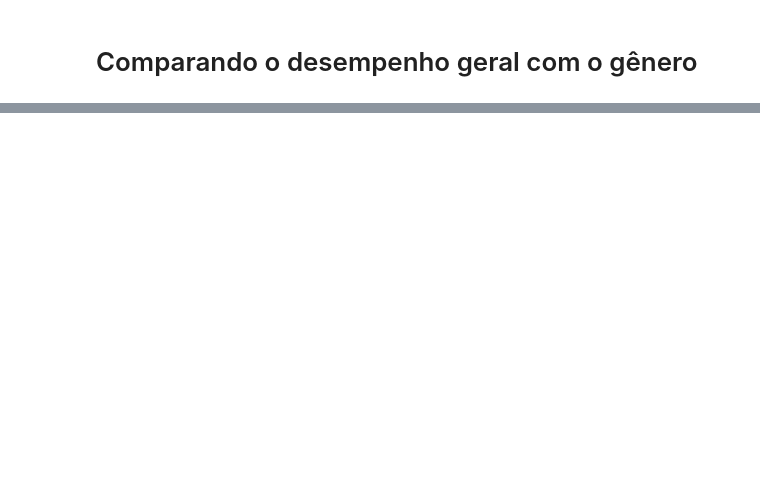
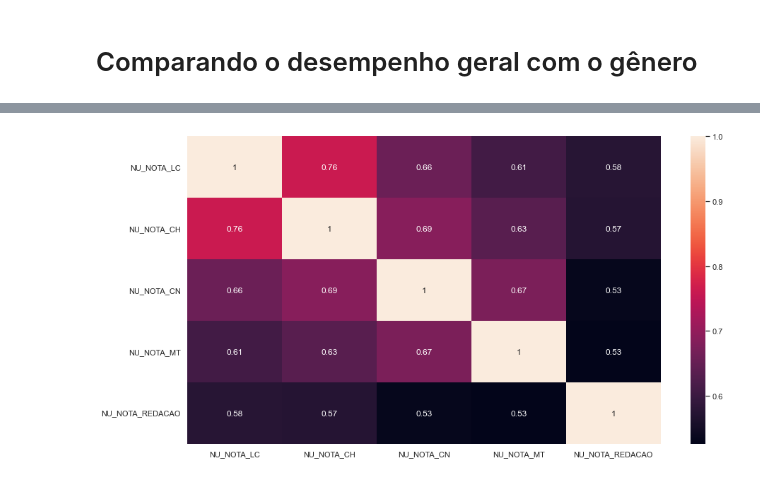
Before and after one commit to kailanefelix/enem-data-analysis, a Jupyter notebook: grades_analysis.ipynb, the cells around one changed output, grey strips where cells are left out. Cells and saved outputs as stored; diff of their text form; code cells hidden in the pictures; blank space fills up the shorter version.

```diff
--- a/grades_analysis.ipynb
+++ b/grades_analysis.ipynb
@@ -104,0 +119,7 @@ plt.show()
+# %%
+correlation_df = enem_df[['NU_NOTA_LC', 'NU_NOTA_CH', 'NU_NOTA_CN', 'NU_NOTA_MT', 'NU_NOTA_REDACAO']].corr()
+
+sns.heatmap(correlation_df, annot=True)
+plt.show()
+# %% [output]
+[figure, added]
```
Also changed, not shown: parts of 16 cells of this notebook, 1 other file.
